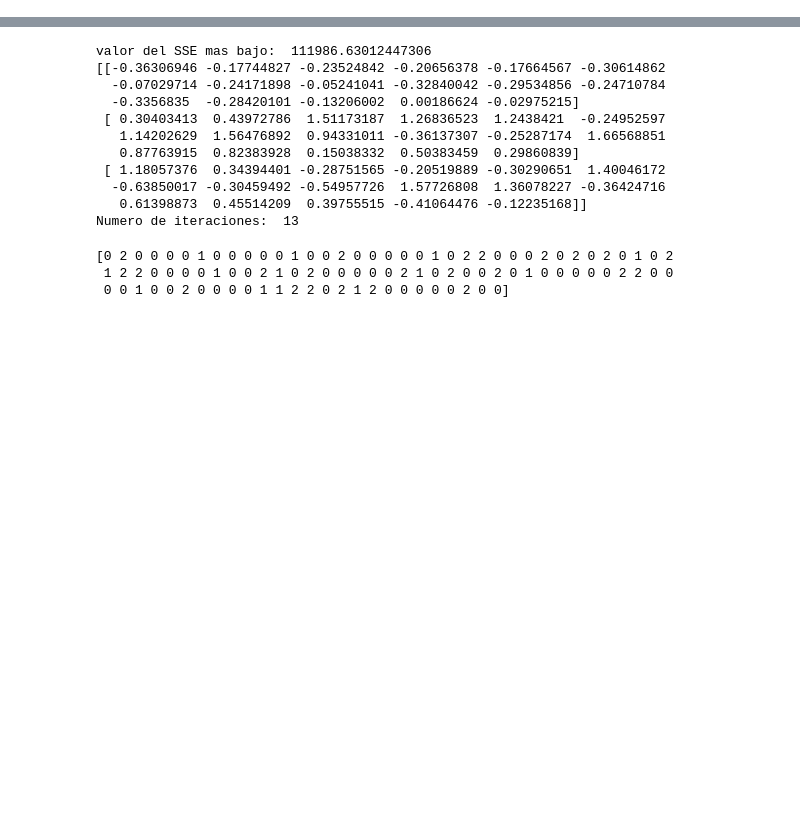
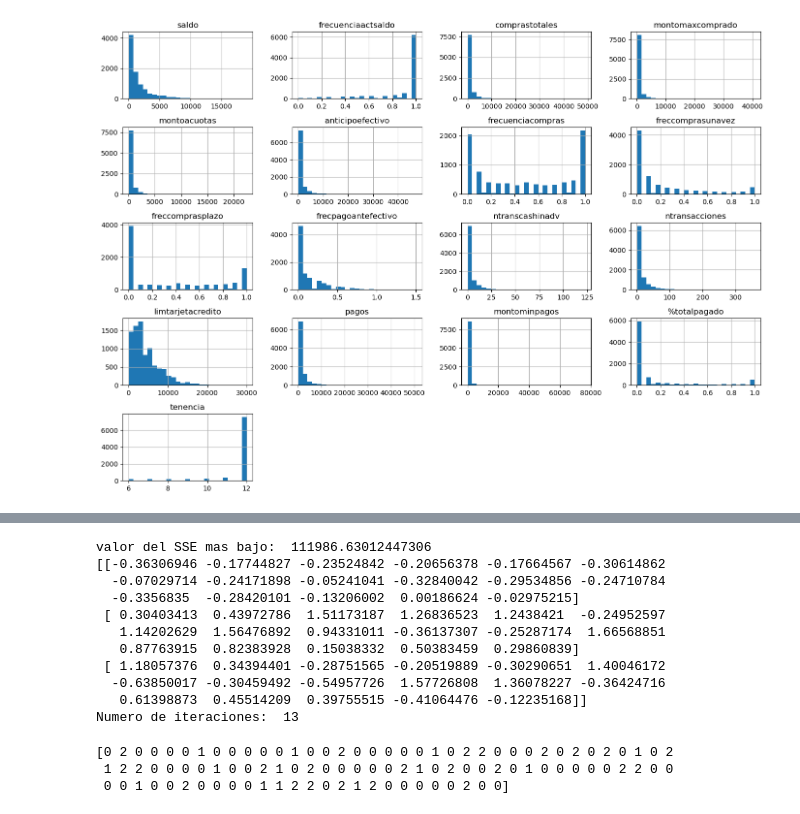
Before and after one commit to Juanisazalu/Analitica2_trabajo2, a Jupyter notebook: TRABAJO 2.ipynb, the cells around one changed output, grey strips where cells are left out. Saved outputs shown, nothing was run; the diff lists cells and outputs as text; code cells hidden in the pictures; blank space fills up the shorter version.

```diff
--- a/TRABAJO 2.ipynb
+++ b/TRABAJO 2.ipynb
@@ -124,0 +244,6 @@ tabla.drop("id",axis=1,inplace=True)
+# %%
+tabla.hist(figsize=(14,10), bins=25)
+plt.tight_layout()
+plt.show()
+# %% [output]
+[figure, added]
```
Also changed, not shown: parts of 34 cells of this notebook.
